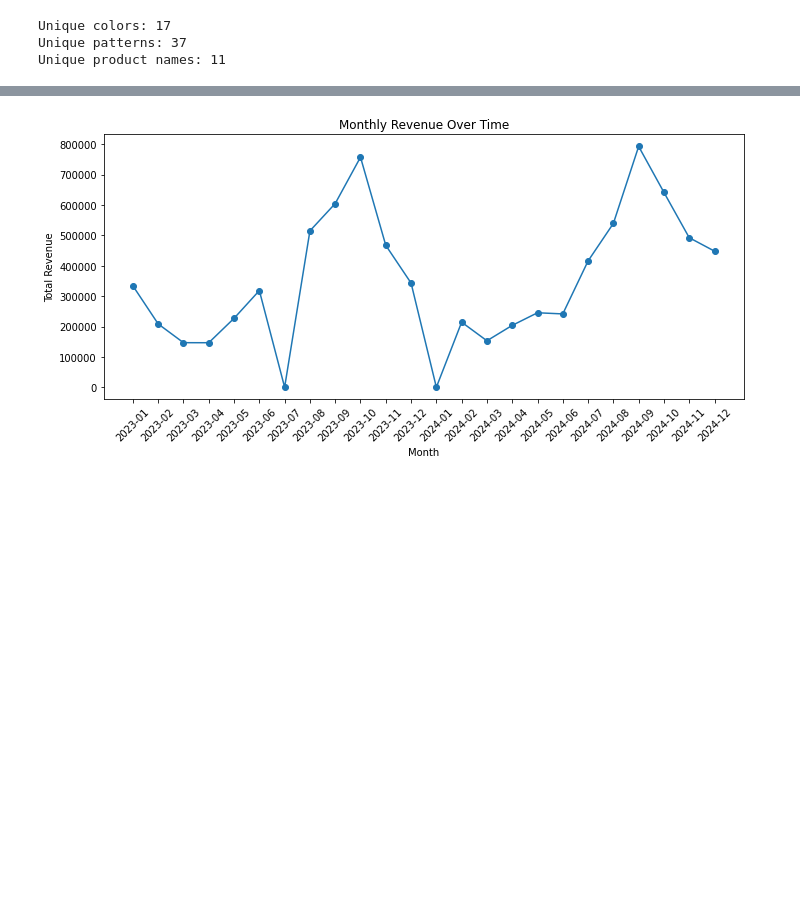
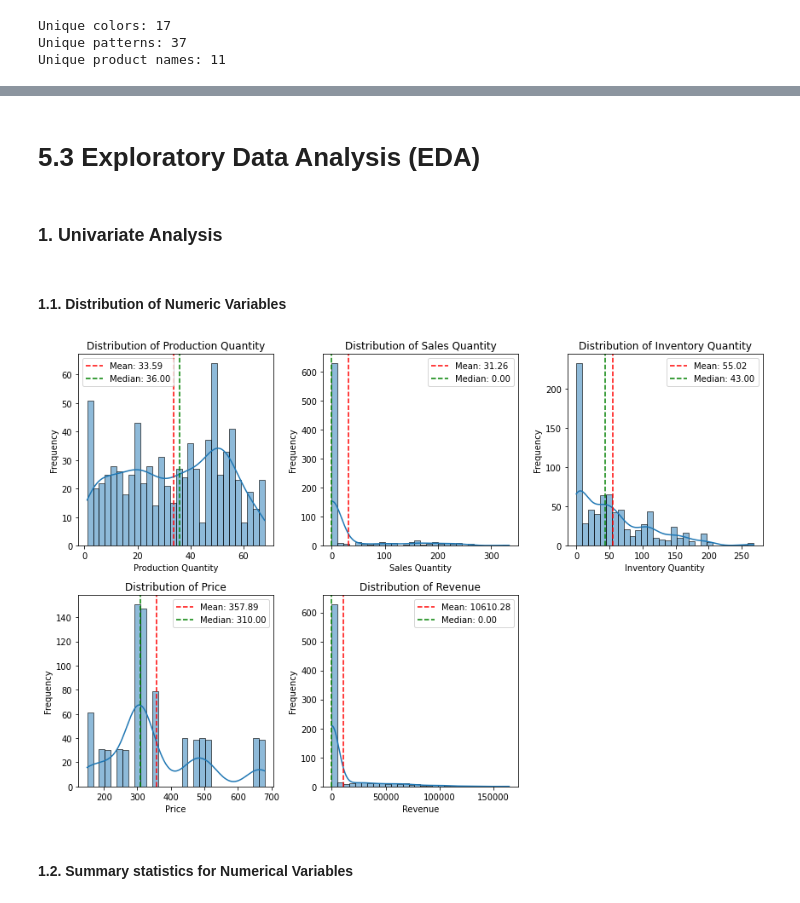
Before and after one commit to ArmanGrewal007/bdm_proj, a Jupyter notebook: main.ipynb, the cells around one changed output, grey strips where cells are left out. Cells and saved outputs as stored; diff of their text form; code cells hidden in the pictures; blank space fills up the shorter version.

Commit message:
New analysis

```diff
--- a/main.ipynb
+++ b/main.ipynb
@@ -79,16 +111,53 @@ print(list(set(merged_df["Product Name"])))
-# %%
-merged_df['YearMonth'] = merged_df['Date'].dt.to_period('M').astype(str)
-
-# Group by YearMonth to sum Revenue and (if available) Sales Quantity
-monthly_summary = merged_df.groupby('YearMonth').agg({'Revenue': 'sum', 'Sales Quantity': 'sum'}).reset_index()
-
-plt.figure(figsize=(10, 5))
-plt.plot(monthly_summary['YearMonth'], monthly_summary['Revenue'], marker='o')
-plt.xticks(rotation=45)
-plt.xlabel('Month')
-plt.ylabel('Total Revenue')
-plt.title('Monthly Revenue Over Time')
-plt.tight_layout()
-plt.show()
-# %% [output]
-[figure, removed]
+# %% [markdown]
+#  5.3 Exploratory Data Analysis (EDA)
+# %%
+# Define the numerical and categorical columns
+numeric_cols = [
+    "Production Quantity",
+    "Sales Quantity",
+    "Inventory Quantity",
+    "Price",
+    "Revenue",
+]
+categorical_cols = ["Product Name", "Segment", "Color", "Pattern"]
+# %% [markdown]
+### 1. Univariate Analysis
+# %% [markdown]
+#### 1.1. Distribution of Numeric Variables
+# %%
+"""
+Here I am showing central tendency measures and dispersion measures, so in a way the complete
+descriptive statistics of the numeric columns in the dataset.
+"""
+
+fig, axes = plt.subplots(2, 3, figsize=(12, 8))  # 2 rows, 2 columns
+axes = axes.flatten()  # Flatten to iterate easily
+
+for i, col in enumerate(numeric_cols):
+    sns.histplot(merged_df[col], bins=30, kde=True, ax=axes[i])
+    axes[i].axvline(
+        merged_df[col].mean(),
+        color="red",
+        linestyle="--",
+        label=f"Mean: {merged_df[col].mean():.2f}",
+    )
+    axes[i].axvline(
+        merged_df[col].median(),
+        color="green",
+        linestyle="--",
+        label=f"Median: {merged_df[col].median():.2f}",
+    )
+    axes[i].set_title(f"Distribution of {col}")
+    axes[i].set_xlabel(col)
+    axes[i].set_ylabel("Frequency")
+    axes[i].legend()
+
+if len(numeric_cols) < 6:
+    fig.delaxes(axes[-1])
+
+plt.tight_layout()
+plt.show()
+# %% [output]
+[figure, added]
+# %% [markdown]
+#### 1.2. Summary statistics for Numerical Variables
```
Also changed, not shown: parts of 45 cells of this notebook.
